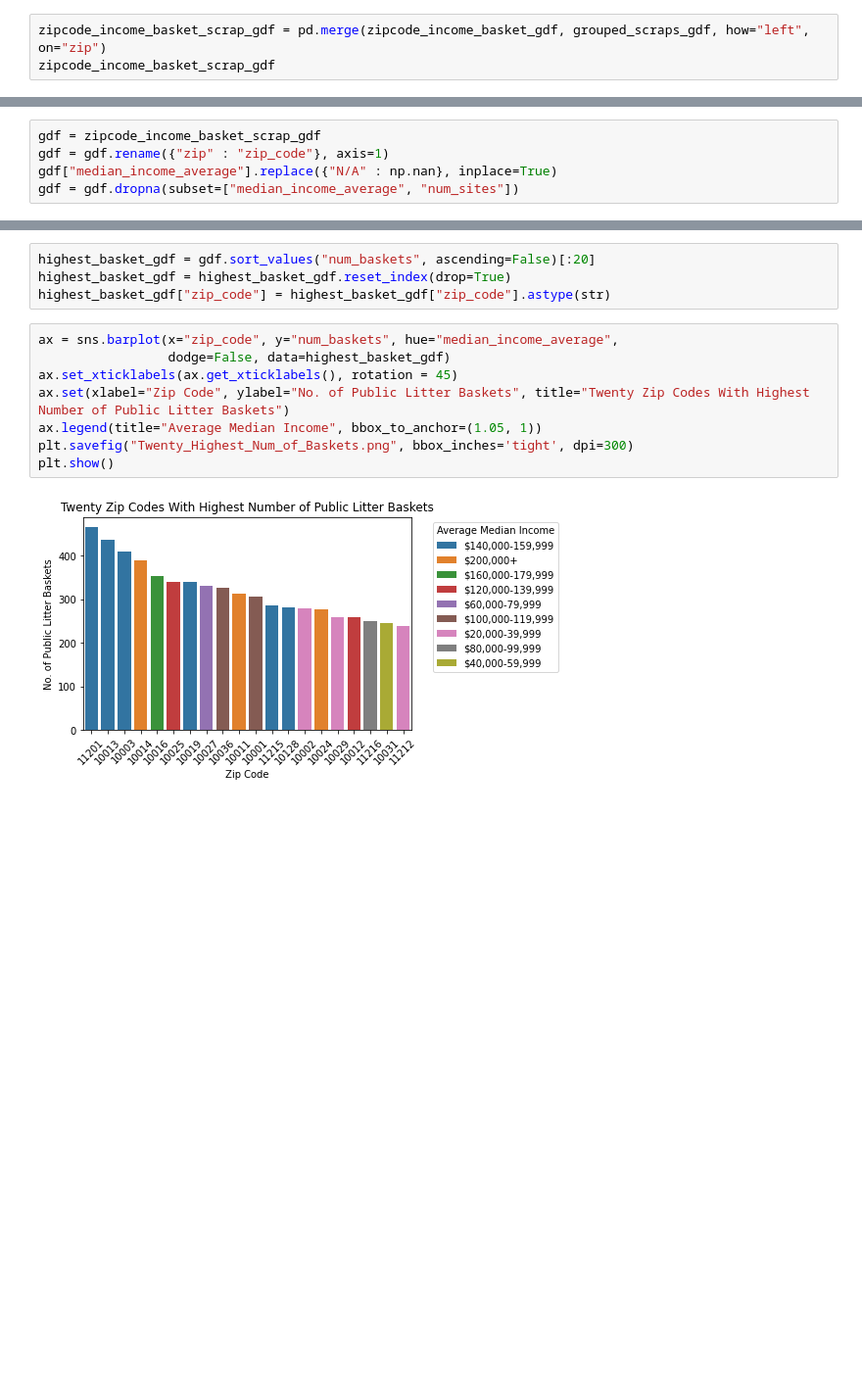
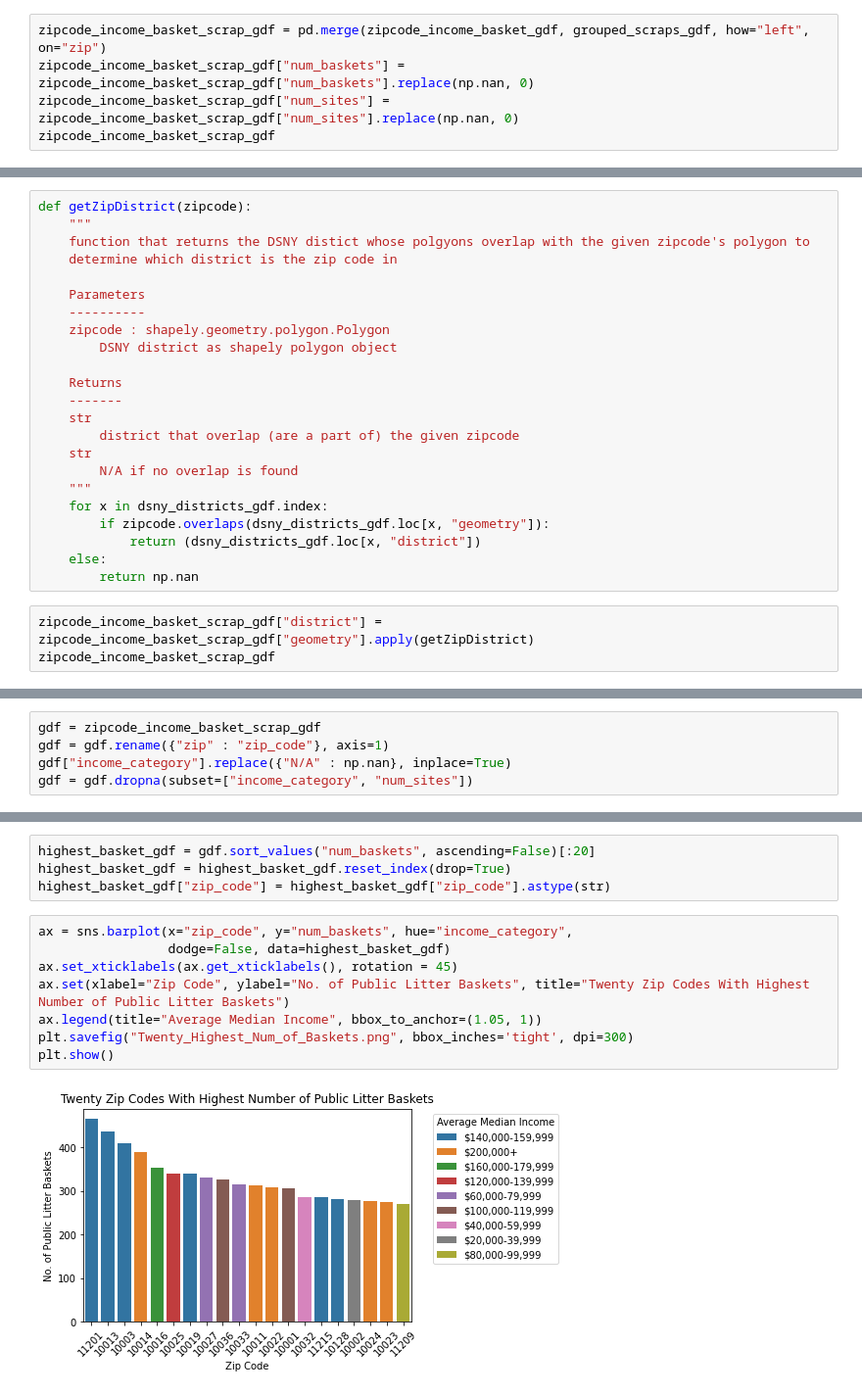
Before and after one commit to neil-kuldip/Disproportion_of_NYC_Litter_Sanitation, a Jupyter notebook: Disproportion_of_NYC_Litter_Sanitation.ipynb, the cells around one changed output, grey strips where cells are left out. Shown at 98% size. Saved outputs shown, nothing was run; the diff lists cells and outputs as text; blank space fills up the shorter version.

```diff
--- a/Disproportion_of_NYC_Litter_Sanitation.ipynb
+++ b/Disproportion_of_NYC_Litter_Sanitation.ipynb
@@ -408,4 +452,6 @@ grouped_scraps_gdf
 # %%
 zipcode_income_basket_scrap_gdf = pd.merge(zipcode_income_basket_gdf, grouped_scraps_gdf, how="left", on="zip")
+zipcode_income_basket_scrap_gdf["num_baskets"] = zipcode_income_basket_scrap_gdf["num_baskets"].replace(np.nan, 0)
+zipcode_income_basket_scrap_gdf["num_sites"] = zipcode_income_basket_scrap_gdf["num_sites"].replace(np.nan, 0)
 zipcode_income_basket_scrap_gdf
 # %% [output]
@@ -424,0 +474,26 @@ zipcode_income_basket_scrap_gdf
+# %%
+def getZipDistrict(zipcode):
+    """
+    function that returns the DSNY distict whose polgyons overlap with the given zipcode's polygon to
+    determine which district is the zip code in
+
+    Parameters
+    ----------
+    zipcode : shapely.geometry.polygon.Polygon
+        DSNY district as shapely polygon object
+
+    Returns
+    -------
+    str
+        district that overlap (are a part of) the given zipcode
+    str
+        N/A if no overlap is found
+    """
+    for x in dsny_districts_gdf.index:
+        if zipcode.overlaps(dsny_districts_gdf.loc[x, "geometry"]):
+            return (dsny_districts_gdf.loc[x, "district"])
+    else:
+        return np.nan
+# %%
+zipcode_income_basket_scrap_gdf["district"] = zipcode_income_basket_scrap_gdf["geometry"].apply(getZipDistrict)
+zipcode_income_basket_scrap_gdf
@@ -572,5 +664,5 @@ display(Image("analysis_map.png"))
 # %%
 gdf = zipcode_income_basket_scrap_gdf
 gdf = gdf.rename({"zip" : "zip_code"}, axis=1)
-gdf["median_income_average"].replace({"N/A" : np.nan}, inplace=True)
-gdf = gdf.dropna(subset=["median_income_average", "num_sites"])
+gdf["income_category"].replace({"N/A" : np.nan}, inplace=True)
+gdf = gdf.dropna(subset=["income_category", "num_sites"])
@@ -579,12 +673,12 @@ highest_basket_gdf = gdf.sort_values("num_baskets", ascending=False)[:20]
 highest_basket_gdf = highest_basket_gdf.reset_index(drop=True)
 highest_basket_gdf["zip_code"] = highest_basket_gdf["zip_code"].astype(str)
 # %%
-ax = sns.barplot(x="zip_code", y="num_baskets", hue="median_income_average",
+ax = sns.barplot(x="zip_code", y="num_baskets", hue="income_category",
                  dodge=False, data=highest_basket_gdf)
 ax.set_xticklabels(ax.get_xticklabels(), rotation = 45)
 ax.set(xlabel="Zip Code", ylabel="No. of Public Litter Baskets", title="Twenty Zip Codes With Highest Number of Public Litter Baskets")
 ax.legend(title="Average Median Income", bbox_to_anchor=(1.05, 1))
 plt.savefig("Twenty_Highest_Num_of_Baskets.png", bbox_inches='tight', dpi=300)
 plt.show()
 # %% [output]
-[figure, old version]
+[figure, new version]
```
Also changed, not shown: parts of 77 cells of this notebook.
